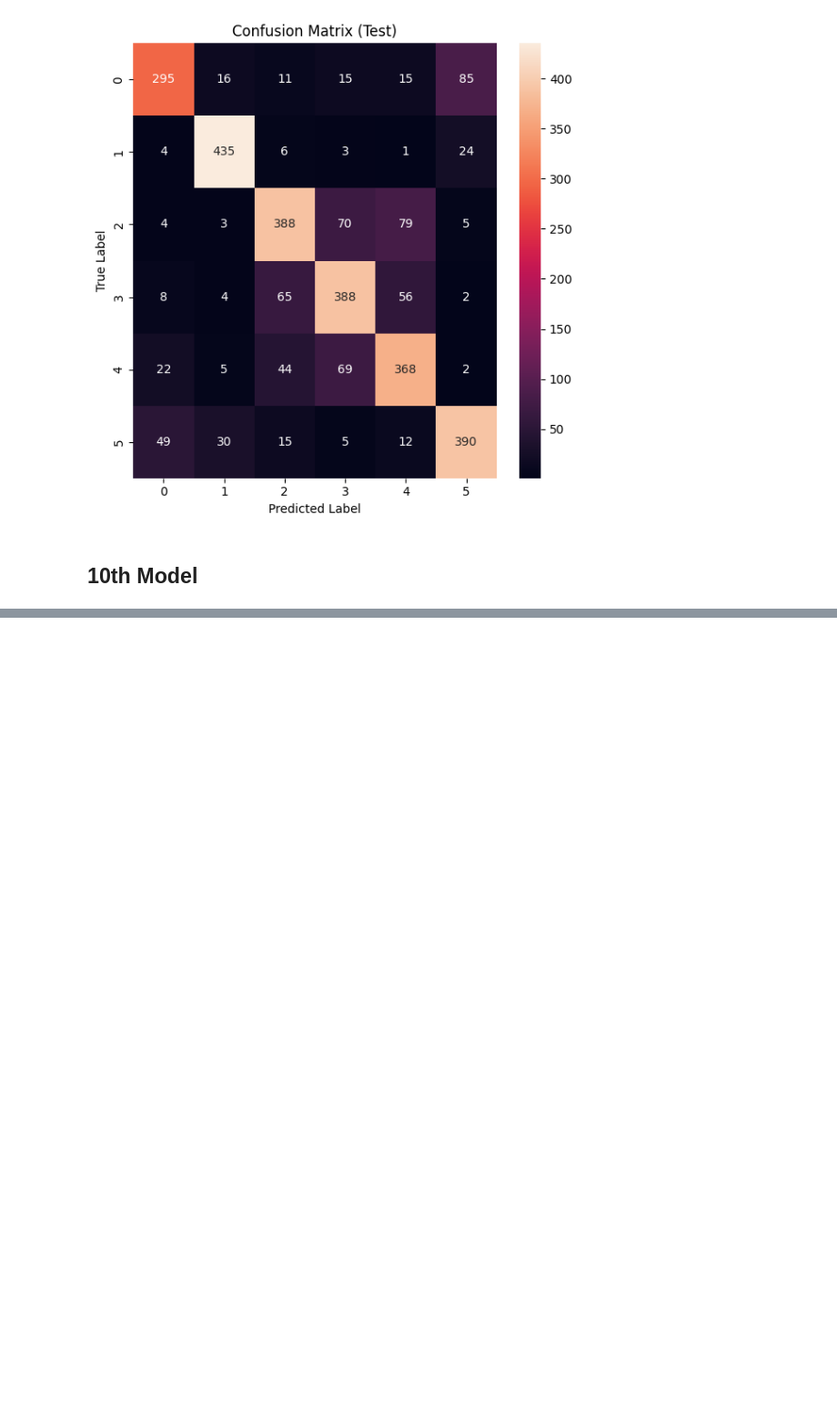
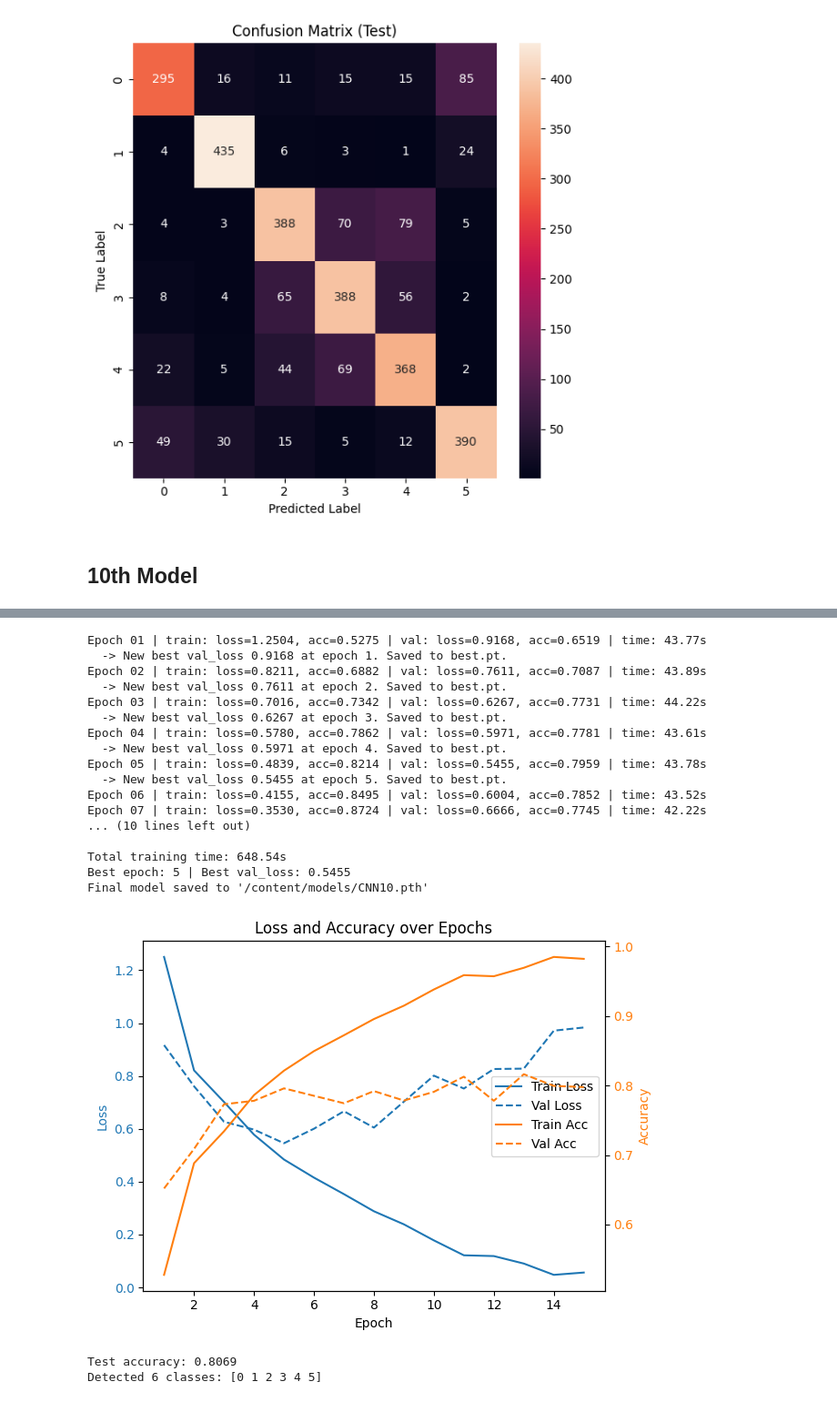
Before and after one commit to Tiromachelan/cnn-image-classification, a Jupyter notebook: HW3.ipynb, the cells around one changed output, grey strips where cells are left out. Shown at 91% size. Cells and saved outputs as stored; diff of their text form; code cells hidden in the pictures; blank space fills up the shorter version.

Commit message:
Model 10 trained

```diff
--- a/HW3.ipynb
+++ b/HW3.ipynb
@@ -834,0 +868,55 @@ Detected 6 classes: [0 1 2 3 4 5]
+# %%
+class CNN10(nn.Module):
+    def __init__(self):
+        super().__init__()
+        self.net = nn.Sequential(
+            nn.Conv2d(3, 64, kernel_size=5, stride=1, padding=2),
+            nn.ReLU(),
+            nn.MaxPool2d(kernel_size=2, stride=2),
+            nn.Conv2d(64, 128, kernel_size=5, stride=1, padding=2),
+            nn.ReLU(),
+            nn.MaxPool2d(kernel_size=2, stride=2),
+            nn.Conv2d(128, 256, kernel_size=5, stride=1, padding=2),
+            nn.ReLU(),
+            nn.MaxPool2d(kernel_size=2, stride=2),
+            nn.Flatten(),
+            nn.Linear(256 * 18 * 18, 512),
+            nn.ReLU(),
+            nn.Linear(512, 6)
+        )
+    def forward(self, x):
+        return self.net(x)
+
+name = "CNN10"
+model = CNN10().to(device)
+optimizer = optim.Adam(model.parameters(), lr=0.001)
+epochs = 100
+criterion = nn.CrossEntropyLoss()
+history = {
+    "train_loss": [], "train_acc": [],
+    "val_loss":   [], "val_acc":   []
+}
+
+train(name, model, optimizer, epochs, criterion, history)
+display_results("models/CNN10.pth", model)
+# %% [output]
+Epoch 01 | train: loss=1.2504, acc=0.5275 | val: loss=0.9168, acc=0.6519 | time: 43.77s
+  -> New best val_loss 0.9168 at epoch 1. Saved to best.pt.
+Epoch 02 | train: loss=0.8211, acc=0.6882 | val: loss=0.7611, acc=0.7087 | time: 43.89s
+  -> New best val_loss 0.7611 at epoch 2. Saved to best.pt.
+Epoch 03 | train: loss=0.7016, acc=0.7342 | val: loss=0.6267, acc=0.7731 | time: 44.22s
+  -> New best val_loss 0.6267 at epoch 3. Saved to best.pt.
+Epoch 04 | train: loss=0.5780, acc=0.7862 | val: loss=0.5971, acc=0.7781 | time: 43.61s
+  -> New best val_loss 0.5971 at epoch 4. Saved to best.pt.
+Epoch 05 | train: loss=0.4839, acc=0.8214 | val: loss=0.5455, acc=0.7959 | time: 43.78s
+  -> New best val_loss 0.5455 at epoch 5. Saved to best.pt.
+Epoch 06 | train: loss=0.4155, acc=0.8495 | val: loss=0.6004, acc=0.7852 | time: 43.52s
+Epoch 07 | train: loss=0.3530, acc=0.8724 | val: loss=0.6666, acc=0.7745 | time: 42.22s
+... (10 lines left out)
+
+Total training time: 648.54s
+Best epoch: 5 | Best val_loss: 0.5455
+Final model saved to '/content/models/CNN10.pth'
+[figure, added]
+Test accuracy: 0.8069
+Detected 6 classes: [0 1 2 3 4 5]
```
Also changed, not shown: parts of 3 cells of this notebook.
